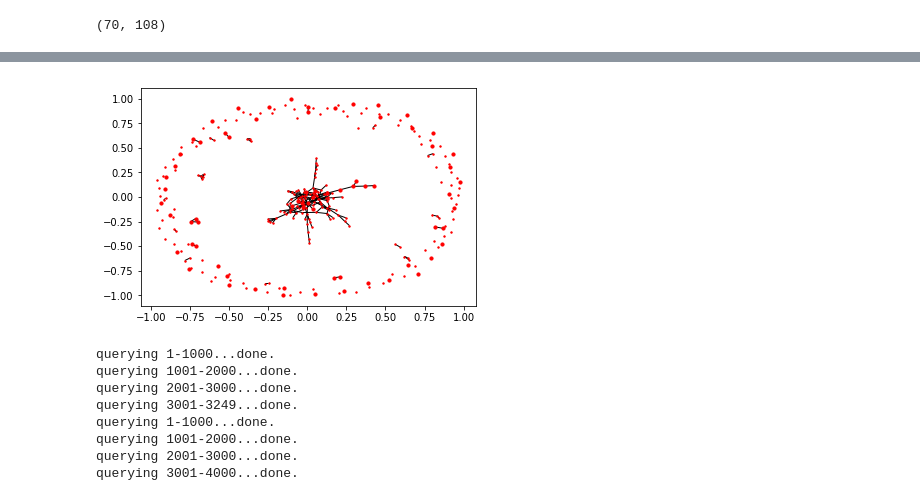
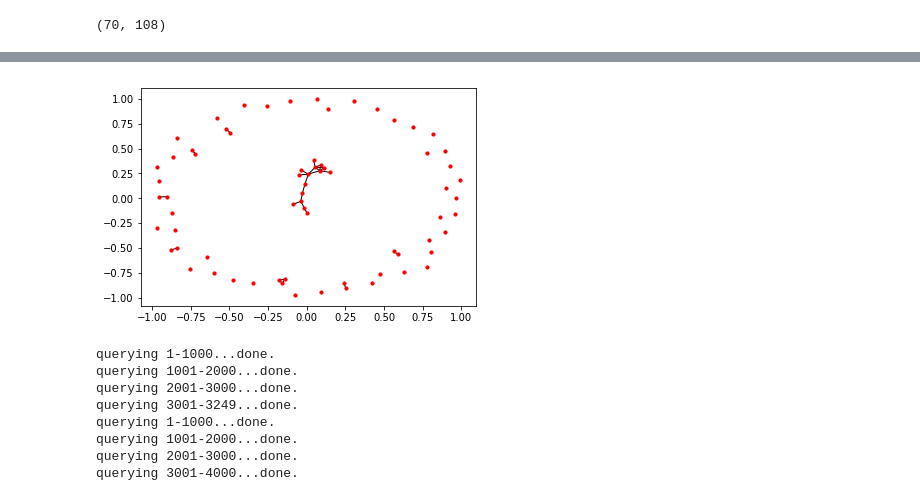
Before and after one commit to adityakaran/6047-project, a Jupyter notebook: analyze/Visualizing Disease Modules in the Interactome.ipynb, the cells around one changed output, grey strips where cells are left out. Drawn from its saved outputs; the diff is of its cells as text; code cells hidden in the pictures.

```diff
--- a/analyze/Visualizing Disease Modules in the Interactome.ipynb
+++ b/analyze/Visualizing Disease Modules in the Interactome.ipynb
@@ -109,14 +96,14 @@ def get_disease_subgraph(disease_genes, ixome):
 # %%
 bipolar_module = get_disease_subgraph(bipolar_ixome, ixome)
 
 nx.draw_networkx(bipolar_module, with_labels=False, node_size=10)
 
-combined = list(set().union(bipolar_ixome, schizophrenia_ixome, autism_ixome))
+#combined = list(set().union(bipolar_ixome, schizophrenia_ixome, autism_ixome))
 
-all_diseased = get_disease_subgraph(combined, ixome)
-nx.draw_networkx(all_diseased, with_labels=False, node_size=2)
+#all_diseased = get_disease_subgraph(combined, ixome)
+#nx.draw_networkx(all_diseased, with_labels=False, node_size=2)
 # %% [output]
-[figure, old version]
+[figure, new version]
 # %%
 import os
 import mygene
```
Also changed, not shown: parts of 6 cells of this notebook.
